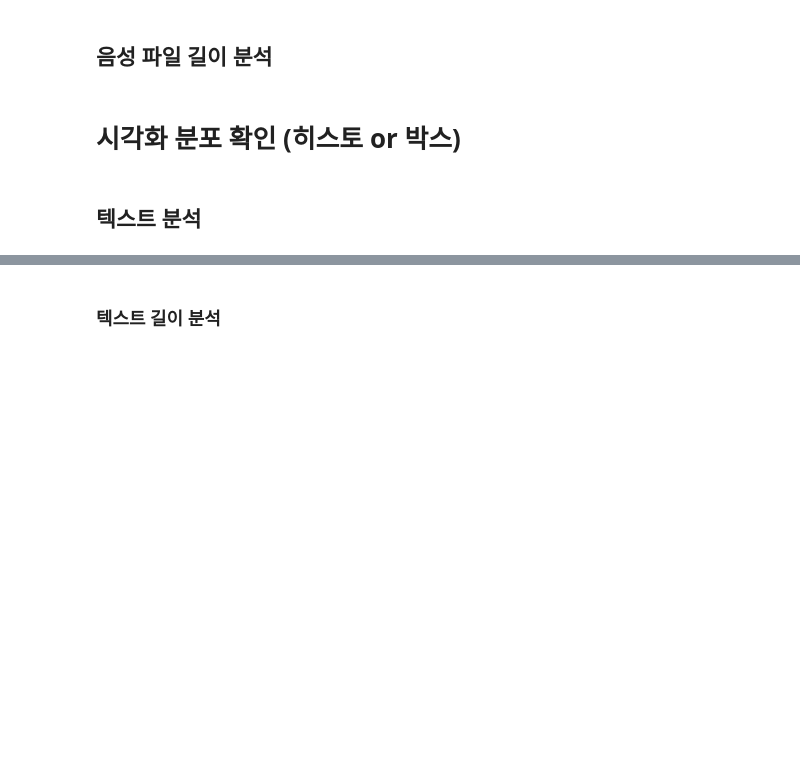
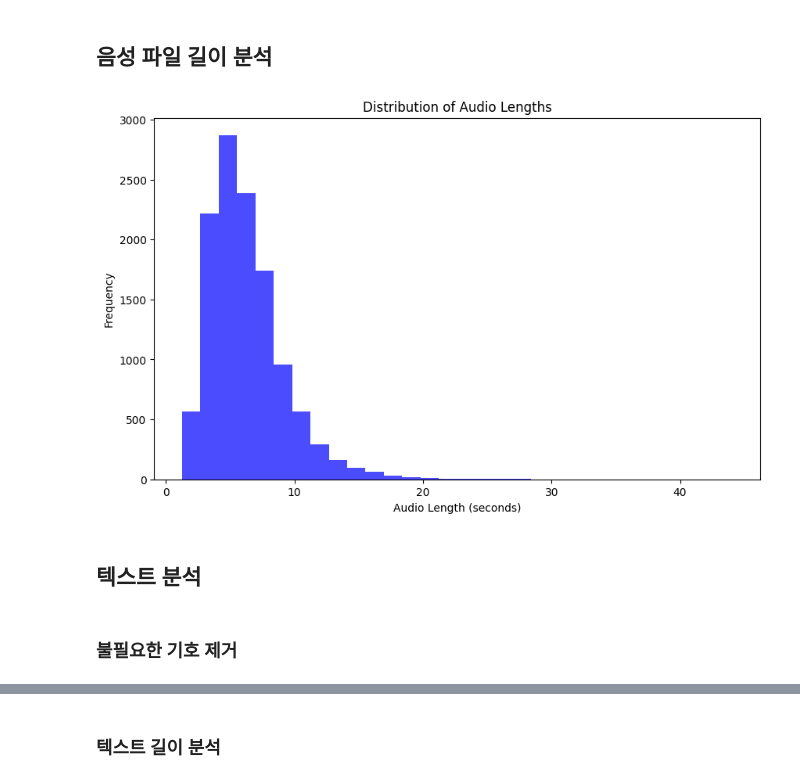
Before and after one commit to Yewon9/STT, a Jupyter notebook: EDA_Analysis.ipynb, the cells around one changed output, grey strips where cells are left out. Cells and saved outputs as stored; diff of their text form; code cells hidden in the pictures; blank space fills up the shorter version.

```diff
--- a/EDA_Analysis.ipynb
+++ b/EDA_Analysis.ipynb
@@ -69,5 +91,3 @@ def get_audio_length(path):
   return len(audio) / 1000
 # %%
 general['Audio_Length'] = [get_audio_length(path) for path in tqdm(general['Path'])]
-# %% [markdown]
-# 시각화 분포 확인 (히스토 or 박스)
@@ -76,2 +94,13 @@ general['Audio_Length'] = [get_audio_length(path) for path in tqdm(general['Path
+# %%
+plt.figure(figsize = (10, 6))
+plt.hist(general['Audio_Length'], bins = 30, color = 'blue', alpha = 0.7)
+plt.title('Distribution of Audio Lengths')
+plt.xlabel('Audio Length (seconds)')
+plt.ylabel('Frequency')
+plt.show()
+# %% [output]
+[figure, added]
 # %% [markdown]
 ## 텍스트 분석
+# %% [markdown]
+### 불필요한 기호 제거
```
Also changed, not shown: parts of 24 cells of this notebook.
